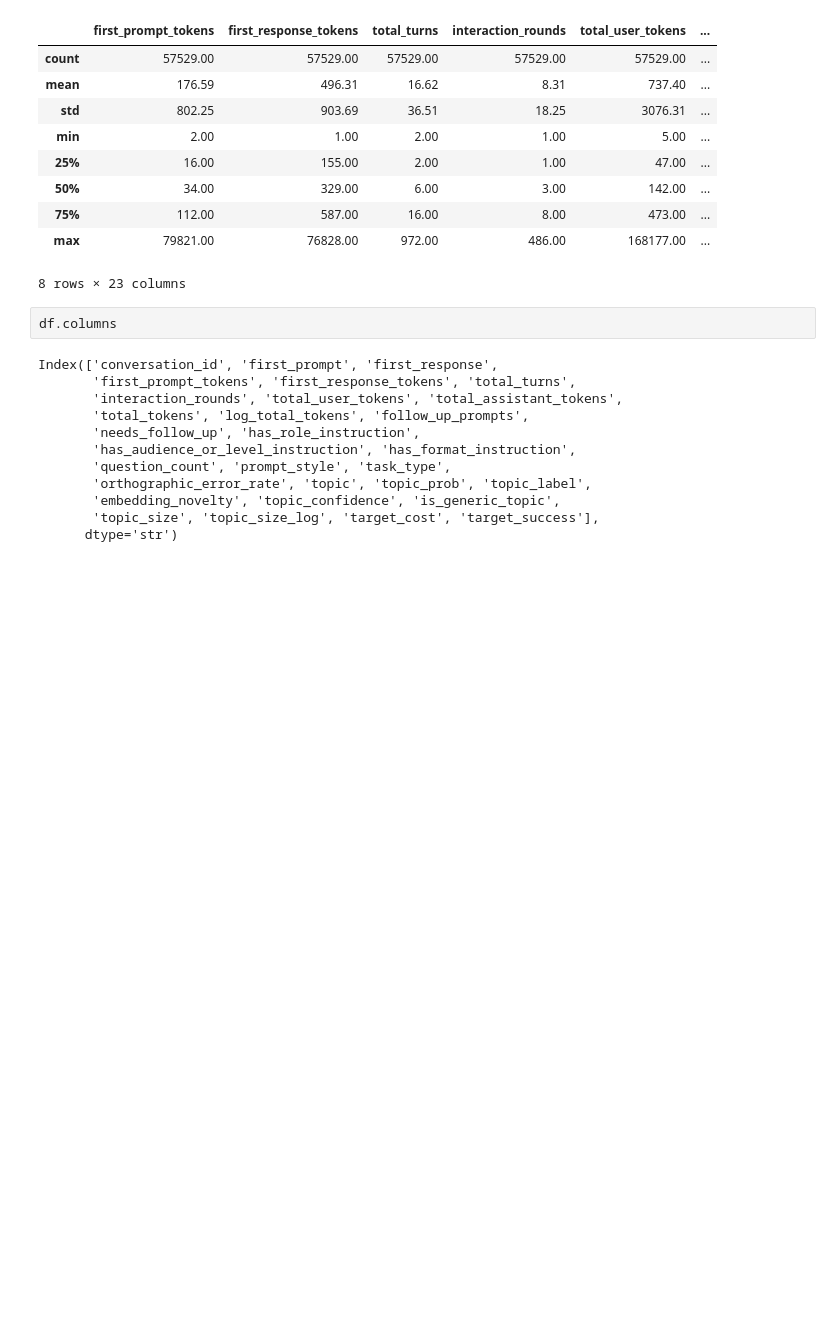
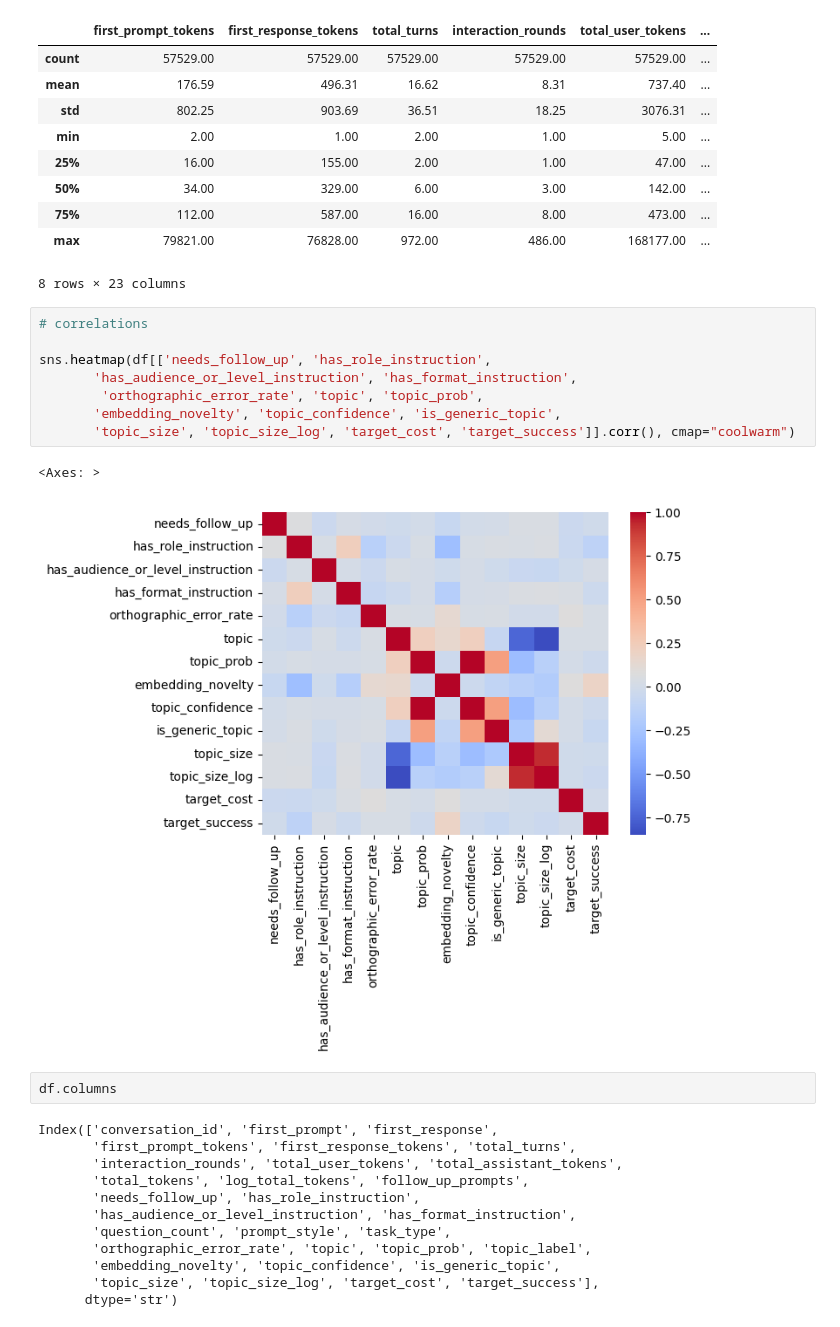
Before and after one commit to Thoericht/llm-sustainability-analysis, a Jupyter notebook: 02_notebooks/0C_data_exploration.ipynb, the cells around one changed output. Saved outputs shown, nothing was run; the diff lists cells and outputs as text; blank space fills up the shorter version.

```diff
--- a/02_notebooks/0C_data_exploration.ipynb
+++ b/02_notebooks/0C_data_exploration.ipynb
@@ -33,6 +34,17 @@ df.describe()
 | 75% | 112.00 | 587.00 | 16.00 | 8.00 | 473.00 | ... |
 | max | 79821.00 | 76828.00 | 972.00 | 486.00 | 168177.00 | ... |
 8 rows × 23 columns
+# %%
+# correlations
+
+sns.heatmap(df[['needs_follow_up', 'has_role_instruction',
+       'has_audience_or_level_instruction', 'has_format_instruction',
+        'orthographic_error_rate', 'topic', 'topic_prob',
+       'embedding_novelty', 'topic_confidence', 'is_generic_topic',
+       'topic_size', 'topic_size_log', 'target_cost', 'target_success']].corr(), cmap="coolwarm")
+# %% [output]
+<Axes: >
+[figure, added]
 # %%
 df.columns
 # %% [output]
```
Also changed, not shown: parts of 2 cells of this notebook, 3 other files.
